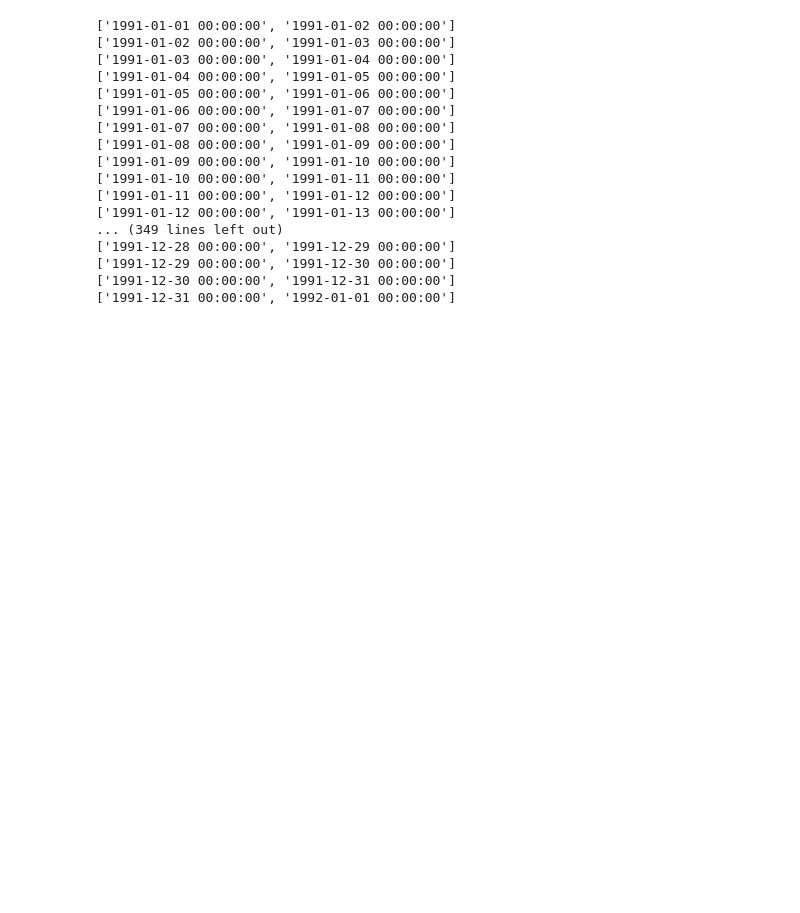
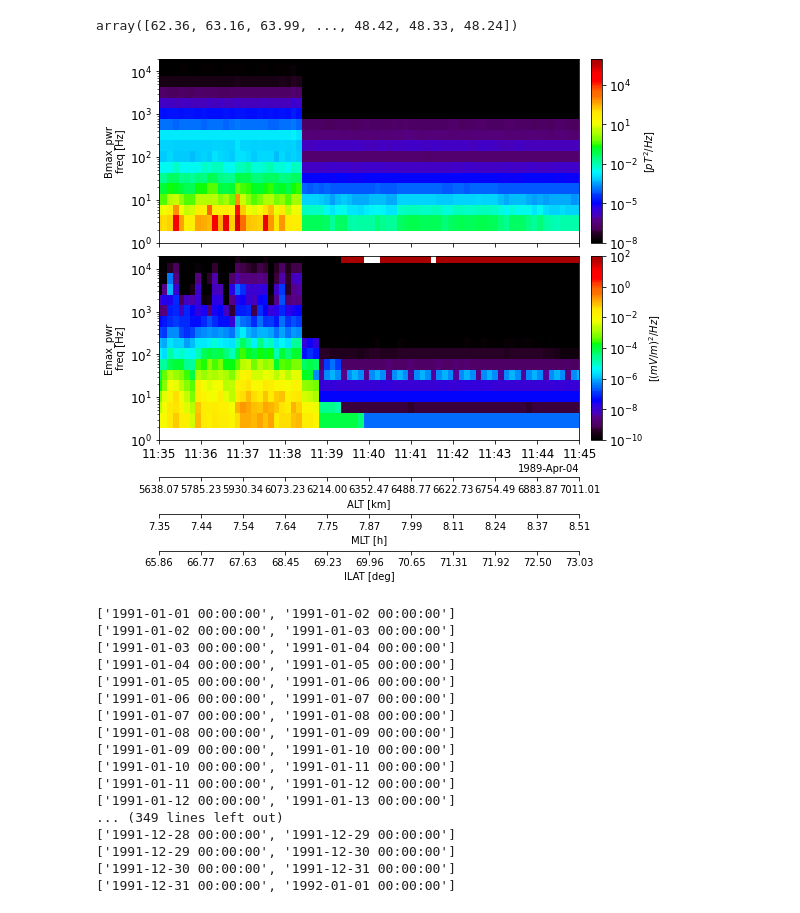
Before and after one commit to shuji-onosawa/Akebono_analysis_old, a Jupyter notebook: VLF_mca/Akebono_analysis.ipynb, the cells around one changed output. Cells and saved outputs as stored; diff of their text form; code cells hidden in the pictures; blank space fills up the shorter version.

```diff
--- a/VLF_mca/Akebono_analysis.ipynb
+++ b/VLF_mca/Akebono_analysis.ipynb
@@ -11,3 +52,13 @@ import numpy as np
+# %%
+ILAT = get_data('akb_ILAT')
+ILAT.y
+# %% [output]
+array([62.36, 63.16, 63.99, ..., 48.42, 48.33, 48.24])
+# %%
+tlimit([date+' 11:35:00', date+' 11:45:00'])
+tplot(['Bmax_pwr', 'Emax_pwr'], var_label = ['ALT', 'MLT', 'ILAT'])
+# %% [output]
+[figure, added]
 # %%
 start_day_string = '1991-01-01'
 start_day_time_double = pyspedas.time_double(start_day_string)
```
Also changed, not shown: parts of 2 cells of this notebook, 2 other files.
